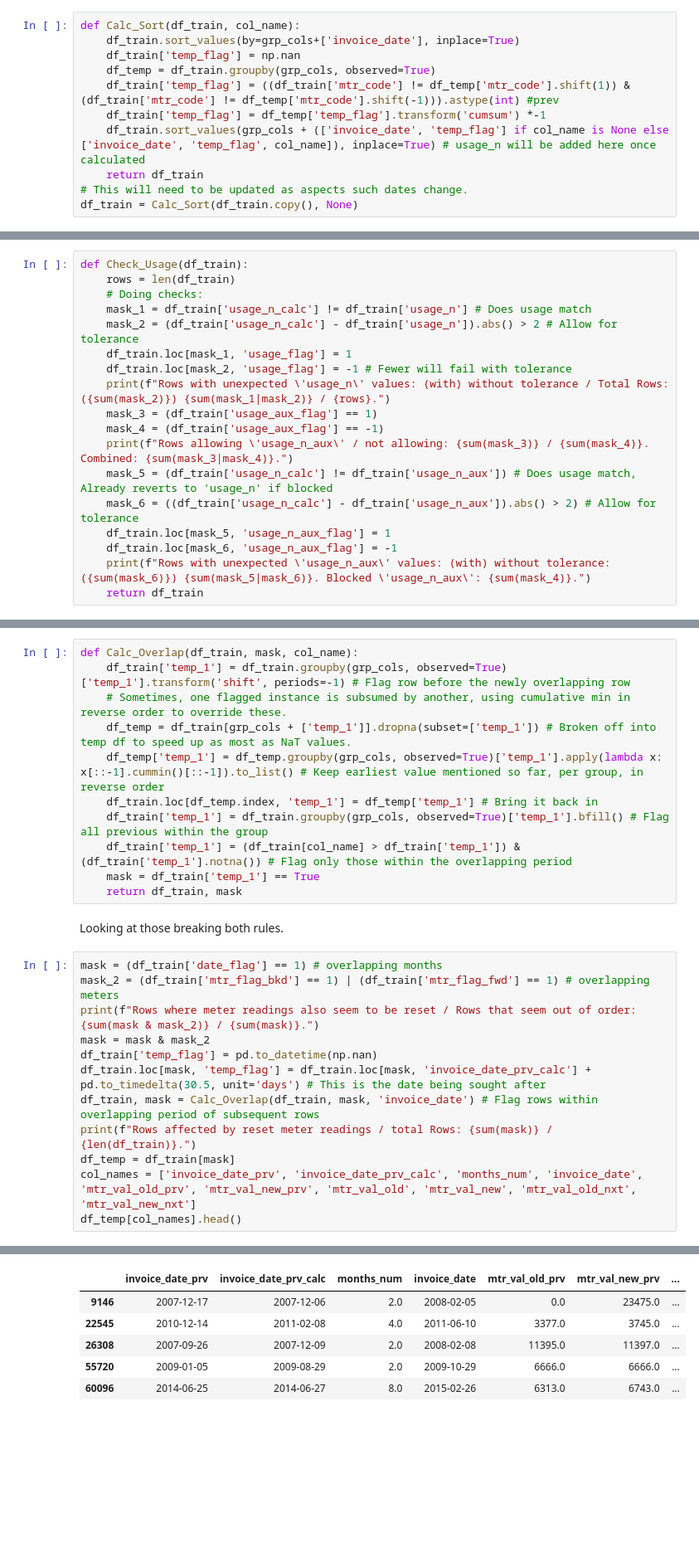
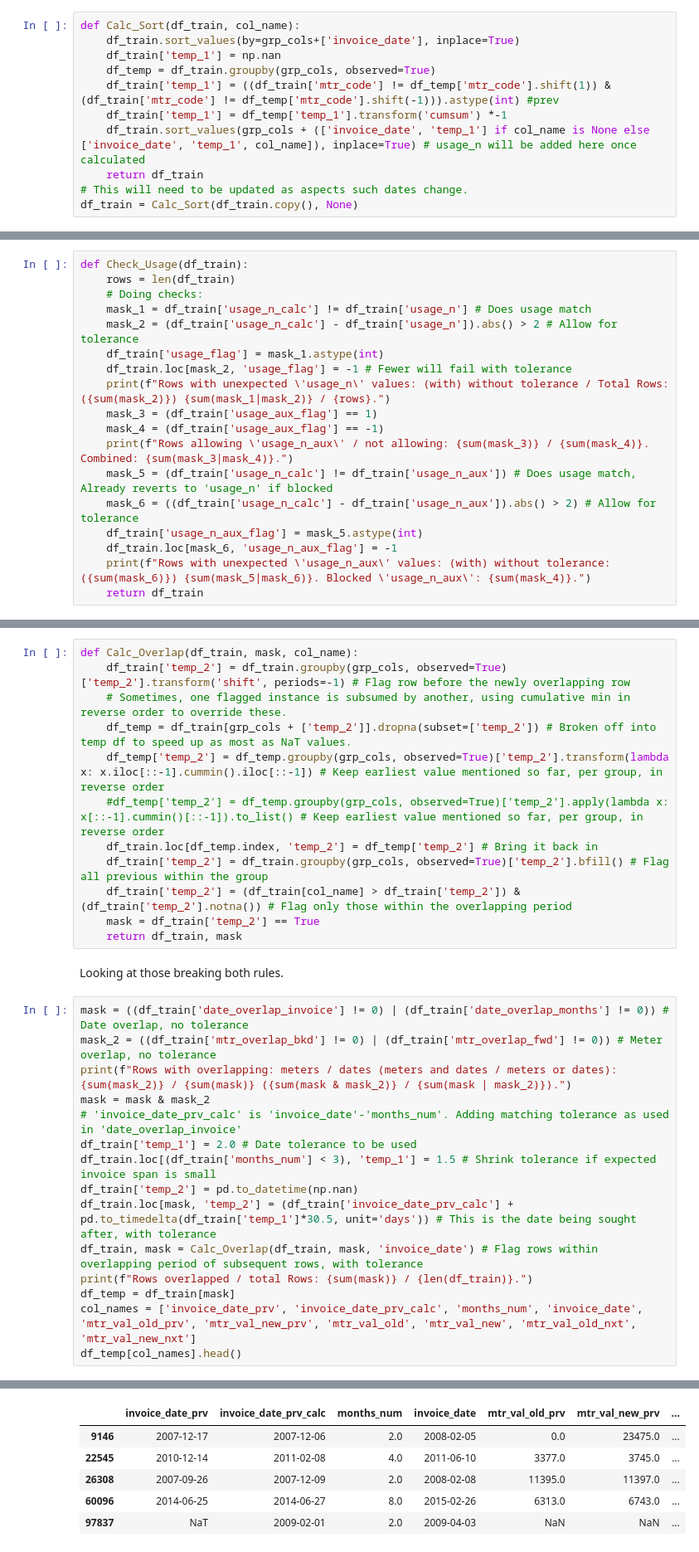
Before and after one commit to insatiablycivil/Fraud_Detection_Energy_Consumption, a Jupyter notebook: Data_Preparation.ipynb, the cells around one changed output, grey strips where cells are left out. Shown at 83% size. Cells and saved outputs as stored; diff of their text form; blank space fills up the shorter version.

```diff
--- a/Data_Preparation.ipynb
+++ b/Data_Preparation.ipynb
@@ -185,11 +185,11 @@ In the case where neither row is matching neighbouring rows' 'mtr_code', they ar
 # %%
 def Calc_Sort(df_train, col_name):
     df_train.sort_values(by=grp_cols+['invoice_date'], inplace=True)
-    df_train['temp_flag'] = np.nan
+    df_train['temp_1'] = np.nan
     df_temp = df_train.groupby(grp_cols, observed=True)
-    df_train['temp_flag'] = ((df_train['mtr_code'] != df_temp['mtr_code'].shift(1)) & (df_train['mtr_code'] != df_temp['mtr_code'].shift(-1))).astype(int) #prev
-    df_train['temp_flag'] = df_temp['temp_flag'].transform('cumsum') *-1
-    df_train.sort_values(grp_cols + (['invoice_date', 'temp_flag'] if col_name is None else ['invoice_date', 'temp_flag', col_name]), inplace=True) # usage_n will be added here once calculated
+    df_train['temp_1'] = ((df_train['mtr_code'] != df_temp['mtr_code'].shift(1)) & (df_train['mtr_code'] != df_temp['mtr_code'].shift(-1))).astype(int) #prev
+    df_train['temp_1'] = df_temp['temp_1'].transform('cumsum') *-1
+    df_train.sort_values(grp_cols + (['invoice_date', 'temp_1'] if col_name is None else ['invoice_date', 'temp_1', col_name]), inplace=True) # usage_n will be added here once calculated
     return df_train
 # This will need to be updated as aspects such dates change.
 df_train = Calc_Sort(df_train.copy(), None)
@@ -256,7 +256,7 @@ def Check_Usage(df_train):
     # Doing checks:
     mask_1 = df_train['usage_n_calc'] != df_train['usage_n'] # Does usage match
     mask_2 = (df_train['usage_n_calc'] - df_train['usage_n']).abs() > 2 # Allow for tolerance
-    df_train.loc[mask_1, 'usage_flag'] = 1
+    df_train['usage_flag'] = mask_1.astype(int)
     df_train.loc[mask_2, 'usage_flag'] = -1 # Fewer will fail with tolerance
     print(f"Rows with unexpected \'usage_n\' values: (with) without tolerance / Total Rows: ({sum(mask_2)}) {sum(mask_1|mask_2)} / {rows}.")
     mask_3 = (df_train['usage_aux_flag'] == 1)
@@ -264,7 +264,7 @@ def Check_Usage(df_train):
     print(f"Rows allowing \'usage_n_aux\' / not allowing: {sum(mask_3)} / {sum(mask_4)}. Combined: {sum(mask_3|mask_4)}.")
     mask_5 = (df_train['usage_n_calc'] != df_train['usage_n_aux']) # Does usage match, Already reverts to 'usage_n' if blocked
     mask_6 = ((df_train['usage_n_calc'] - df_train['usage_n_aux']).abs() > 2) # Allow for tolerance
-    df_train.loc[mask_5, 'usage_n_aux_flag'] = 1
+    df_train['usage_n_aux_flag'] = mask_5.astype(int)
     df_train.loc[mask_6, 'usage_n_aux_flag'] = -1
     print(f"Rows with unexpected \'usage_n_aux\' values: (with) without tolerance: ({sum(mask_6)}) {sum(mask_5|mask_6)}. Blocked \'usage_n_aux\': {sum(mask_4)}.")
     return df_train
@@ -839,26 +827,30 @@ This is split into two steps, in an attempt to disentangle it from the meter "ro
 The general logic is in the 'Calc_Overlap()' function. Where a value (date or meter reading) relative to the prior row seems out of place, it is first flagged. Any row prior to this, that is out of order of said row, is then flagged for removal. If a row would be out of order compared to multiple rows, precedence is given to the most onerous case (i.e., the earliest date or lowest meter reading).
 # %%
 def Calc_Overlap(df_train, mask, col_name):
-    df_train['temp_1'] = df_train.groupby(grp_cols, observed=True)['temp_1'].transform('shift', periods=-1) # Flag row before the newly overlapping row
+    df_train['temp_2'] = df_train.groupby(grp_cols, observed=True)['temp_2'].transform('shift', periods=-1) # Flag row before the newly overlapping row
     # Sometimes, one flagged instance is subsumed by another, using cumulative min in reverse order to override these.
-    df_temp = df_train[grp_cols + ['temp_1']].dropna(subset=['temp_1']) # Broken off into temp df to speed up as most as NaT values.
-    df_temp['temp_1'] = df_temp.groupby(grp_cols, observed=True)['temp_1'].apply(lambda x: x[::-1].cummin()[::-1]).to_list() # Keep earliest value mentioned so far, per group, in reverse order
-    df_train.loc[df_temp.index, 'temp_1'] = df_temp['temp_1'] # Bring it back in
-    df_train['temp_1'] = df_train.groupby(grp_cols, observed=True)['temp_1'].bfill() # Flag all previous within the group
-    df_train['temp_1'] = (df_train[col_name] > df_train['temp_1']) & (df_train['temp_1'].notna()) # Flag only those within the overlapping period
-    mask = df_train['temp_1'] == True
+    df_temp = df_train[grp_cols + ['temp_2']].dropna(subset=['temp_2']) # Broken off into temp df to speed up as most as NaT values.
+    df_temp['temp_2'] = df_temp.groupby(grp_cols, observed=True)['temp_2'].transform(lambda x: x.iloc[::-1].cummin().iloc[::-1]) # Keep earliest value mentioned so far, per group, in reverse order
+    #df_temp['temp_2'] = df_temp.groupby(grp_cols, observed=True)['temp_2'].apply(lambda x: x[::-1].cummin()[::-1]).to_list() # Keep earliest value mentioned so far, per group, in reverse order
+    df_train.loc[df_temp.index, 'temp_2'] = df_temp['temp_2'] # Bring it back in
+    df_train['temp_2'] = df_train.groupby(grp_cols, observed=True)['temp_2'].bfill() # Flag all previous within the group
+    df_train['temp_2'] = (df_train[col_name] > df_train['temp_2']) & (df_train['temp_2'].notna()) # Flag only those within the overlapping period
+    mask = df_train['temp_2'] == True
     return df_train, mask
 # %% [markdown]
 Looking at those breaking both rules.
 # %%
-mask = (df_train['date_flag'] == 1) # overlapping months
-mask_2 = (df_train['mtr_flag_bkd'] == 1) | (df_train['mtr_flag_fwd'] == 1) # overlapping meters
-print(f"Rows where meter readings also seem to be reset / Rows that seem out of order: {sum(mask & mask_2)} / {sum(mask)}.")
+mask = ((df_train['date_overlap_invoice'] != 0) | (df_train['date_overlap_months'] != 0)) # Date overlap, no tolerance
+mask_2 = ((df_train['mtr_overlap_bkd'] != 0) | (df_train['mtr_overlap_fwd'] != 0)) # Meter overlap, no tolerance
+print(f"Rows with overlapping: meters / dates (meters and dates / meters or dates): {sum(mask_2)} / {sum(mask)} ({sum(mask & mask_2)} / {sum(mask | mask_2)}).")
 mask = mask & mask_2
-df_train['temp_flag'] = pd.to_datetime(np.nan)
-df_train.loc[mask, 'temp_flag'] = df_train.loc[mask, 'invoice_date_prv_calc'] + pd.to_timedelta(30.5, unit='days') # This is the date being sought after
-df_train, mask = Calc_Overlap(df_train, mask, 'invoice_date') # Flag rows within overlapping period of subsequent rows
-print(f"Rows affected by reset meter readings / total Rows: {sum(mask)} / {len(df_train)}.")
+# 'invoice_date_prv_calc' is 'invoice_date'-'months_num'. Adding matching tolerance as used in 'date_overlap_invoice'
+df_train['temp_1'] = 2.0 # Date tolerance to be used
+df_train.loc[(df_train['months_num'] < 3), 'temp_1'] = 1.5 # Shrink tolerance if expected invoice span is small
+df_train['temp_2'] = pd.to_datetime(np.nan)
+df_train.loc[mask, 'temp_2'] = (df_train['invoice_date_prv_calc'] + pd.to_timedelta(df_train['temp_1']*30.5, unit='days')) # This is the date being sought after, with tolerance
+df_train, mask = Calc_Overlap(df_train, mask, 'invoice_date') # Flag rows within overlapping period of subsequent rows, with tolerance
+print(f"Rows overlapped / total Rows: {sum(mask)} / {len(df_train)}.")
 df_temp = df_train[mask]
 col_names = ['invoice_date_prv', 'invoice_date_prv_calc', 'months_num', 'invoice_date', 'mtr_val_old_prv', 'mtr_val_new_prv', 'mtr_val_old', 'mtr_val_new', 'mtr_val_old_nxt', 'mtr_val_new_nxt']
 df_temp[col_names].head()
@@ -868,9 +860,9 @@ Rows affected by reset meter readings / total Rows: 430 / 4372855.
 |  | invoice_date_prv | invoice_date_prv_calc | months_num | invoice_date | mtr_val_old_prv | mtr_val_new_prv | ... |
 | 9146 | 2007-12-17 | 2007-12-06 | 2.0 | 2008-02-05 | 0.0 | 23475.0 | ... |
 | 22545 | 2010-12-14 | 2011-02-08 | 4.0 | 2011-06-10 | 3377.0 | 3745.0 | ... |
 | 26308 | 2007-09-26 | 2007-12-09 | 2.0 | 2008-02-08 | 11395.0 | 11397.0 | ... |
-| 55720 | 2009-01-05 | 2009-08-29 | 2.0 | 2009-10-29 | 6666.0 | 6666.0 | ... |
 | 60096 | 2014-06-25 | 2014-06-27 | 8.0 | 2015-02-26 | 6313.0 | 6743.0 | ... |
+| 97837 | NaT | 2009-02-01 | 2.0 | 2009-04-03 | NaN | NaN | ... |
 # %%
 # Remove those flagged
 df_train['mtr_reset'] = mask.astype(int)
```
Also changed, not shown: parts of 56 cells of this notebook.
